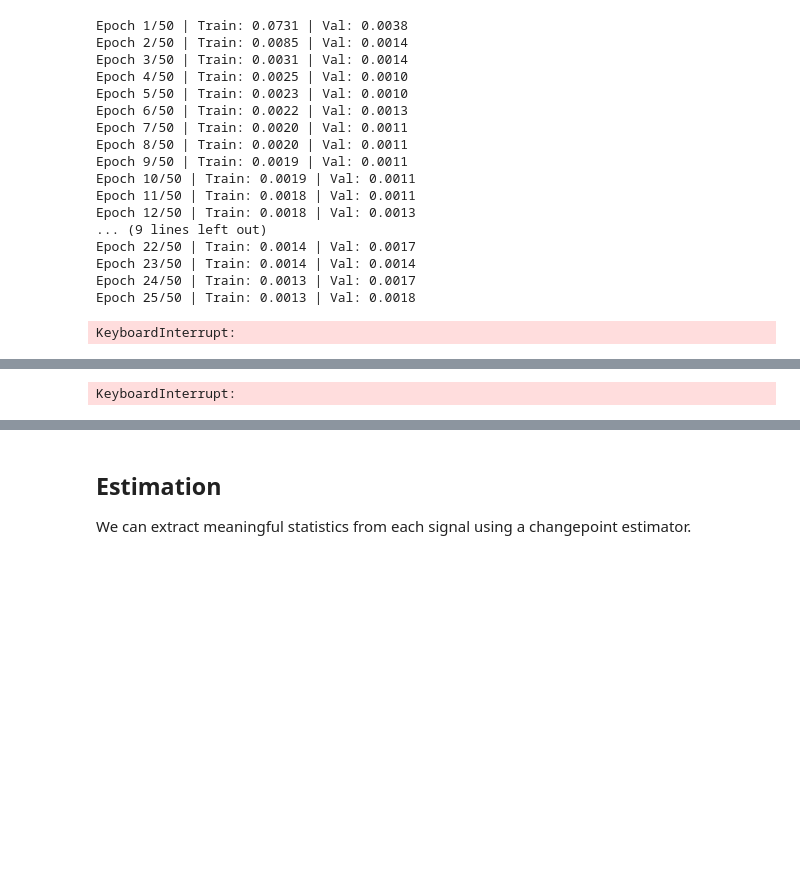
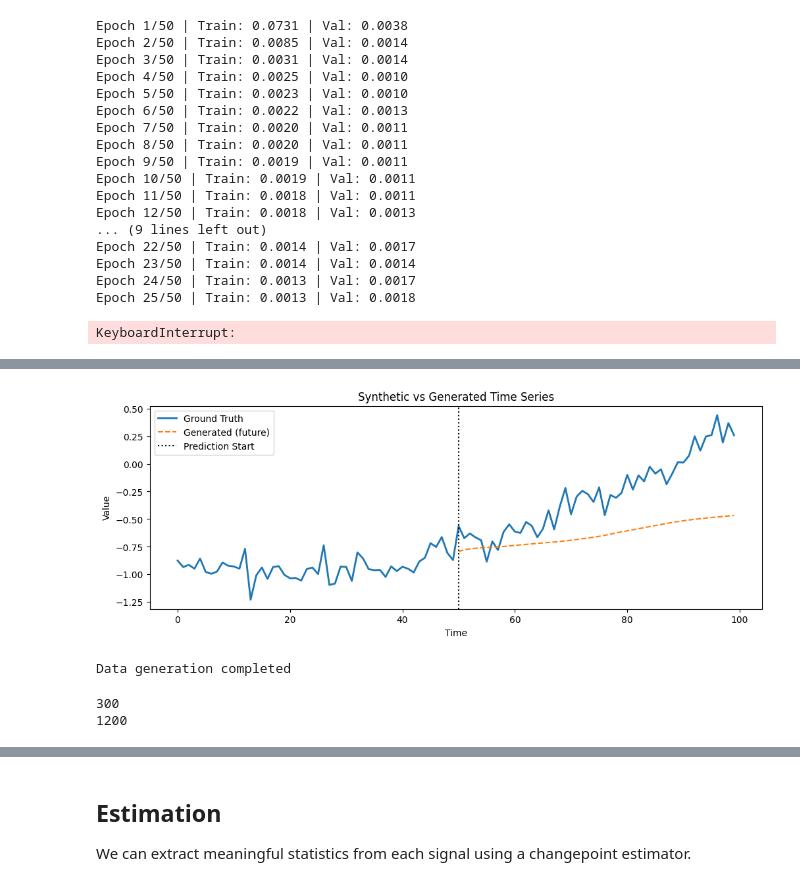
Before and after one commit to xMotska/DGP-transformer, a Jupyter notebook: Signals and Transformer.ipynb, the cells around one changed output, grey strips where cells are left out. Saved outputs shown, nothing was run; the diff lists cells and outputs as text; code cells hidden in the pictures; blank space fills up the shorter version.

```diff
--- a/Signals and Transformer.ipynb
+++ b/Signals and Transformer.ipynb
@@ -360,7 +366,7 @@ class TimeSeriesTransformer(nn.Module):
 # %% [markdown]
 We can now create the training loop for the models
 # %%
-def train(model, train_loader, val_loader,
+def train1(model, train_loader, val_loader,
           learning_rate=0.001, epochs=20):
 
     model = model.to(device)
@@ -495,7 +501,7 @@ val_loader = DataLoader(
 800
 # %%
 model = TimeSeriesTransformer(1, D_M, 4, 3)
-train_los, val_los, model = train(model, train_loader, val_loader, epochs=50)
+train_los, val_los, model = train1(model, train_loader, val_loader, epochs=50)
 torch.save(model.state_dict(), 'transformer_model.pth')
 model.eval()
 
@@ -573,7 +579,7 @@ def sequence_batch(samples, seq_len, batch_size, device=None):
 
     return x,y
 # %%
-def train(model, train_samples, val_samples, learning_rate=0.001, steps=5000, seed=None):
+def train(model, train_samples, val_samples, learning_rate=0.001, steps=10000, seed=None):
     model = model.to(device)
 
     opt = torch.optim.AdamW(model.parameters(), lr=learning_rate)
@@ -588,7 +594,7 @@ def train(model, train_samples, val_samples, learning_rate=0.001, steps=5000, se
     for step in range(steps):
         # --- Training ---
         model.train()
-        x_train, y_train = sequence_batch(train_samples, 512, BATCH_SIZE, device=device)
+        x_train, y_train = sequence_batch(train_samples, 50, BATCH_SIZE, device=device)
         opt.zero_grad()
         output = model(x_train)
         loss = mse(output, y_train)
@@ -601,14 +607,14 @@ def train(model, train_samples, val_samples, learning_rate=0.001, steps=5000, se
         if (step + 1) % val_interval == 0 or step == 0:
             model.eval()
             with torch.no_grad():
-                x_val, y_val = sequence_batch(val_samples, SEQ_LEN, BATCH_SIZE, device=device)
+                x_val, y_val = sequence_batch(val_samples, 50, BATCH_SIZE, device=device)
                 val_loss = mse(model(x_val), y_val).item()
             val_losses.append((step + 1, val_loss))
             print(f'Step {step+1}/{steps} | Train Loss: {loss.item():.4f} | Val Loss: {val_loss:.4f}')
 
     return train_losses, val_losses, model
 # %%
-def generate_synthetic_data(n_samples=1000, length=1024):
+def generate_synthetic_data(n_samples=1000, length=100):
     t = np.linspace(0, 5, length)
     data = []
     for _ in range(n_samples):
@@ -618,7 +624,7 @@ def generate_synthetic_data(n_samples=1000, length=1024):
         data.append(signal)
     return data
 
-samples = generate_synthetic_data(n_samples=100, length=1024)
+samples = generate_synthetic_data(n_samples=1000, length=100)
 processing = []
 for sample in samples:
     processing.append(torch.tensor(sample, dtype=torch.float32))
@@ -630,7 +636,7 @@ train_los, val_los, model = train(model, train_samples, val_samples)
 model.eval()
 signal = random.choice(val_samples)
 signal = signal.unsqueeze(0).unsqueeze(-1)
-generated = model.generate(signal[:, :50,:], 950)
+generated = model.generate(signal[:, :50,:], 50)
 signal_plot = signal.squeeze(0).squeeze(-1).cpu().numpy()
 generated_plot = generated.squeeze(0).squeeze(-1).cpu().numpy()
 plt.figure(figsize=(12,4))
@@ -669 +676 @@ Step 1500/5000 | Train Loss: 0.0123 | Val Loss: 0.0123
-KeyboardInterrupt:
+[figure, added]
@@ -669,0 +691,8 @@ KeyboardInterrupt:
+# %%
+baseline, train_data, val_data = sequences(2, 3, 100, KERNELS, 1, 1500, poisson_seed=1, kernel_seed=1)
+
+
+mean = train_data.mean()
+std  = train_data.std(unbiased=False) + 1e-8
+# %% [output]
+Data generation completed
@@ -669,0 +702,35 @@ KeyboardInterrupt:
+# %%
+
+train_dataset = DatasetBuilder(
+    samples=train_data,
+    seq_len=50,
+    stride=100,
+    mode="deterministic"
+)
+
+val_dataset = DatasetBuilder(
+    samples=val_data,
+    seq_len=50,
+    stride=100,
+    mode="deterministic"
+)
+print(len(val_dataset))
+print(len(train_dataset))
+
+# Build dataloaders
+train_loader = DataLoader(
+    train_dataset,
+    batch_size=BATCH_SIZE,
+    shuffle=True,
+    drop_last=True
+)
+
+val_loader = DataLoader(
+    val_dataset,
+    batch_size=BATCH_SIZE,
+    shuffle=False,
+    drop_last=True
+)
+# %% [output]
+300
+1200
```
Also changed, not shown: parts of 18 cells of this notebook.
